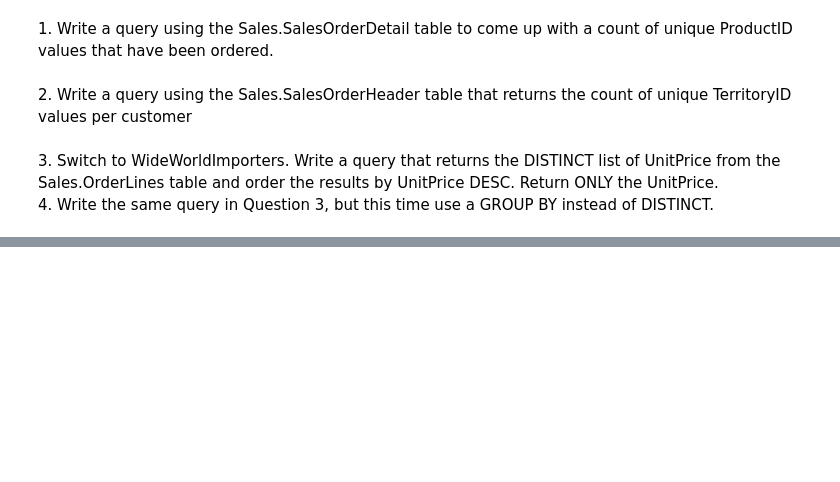
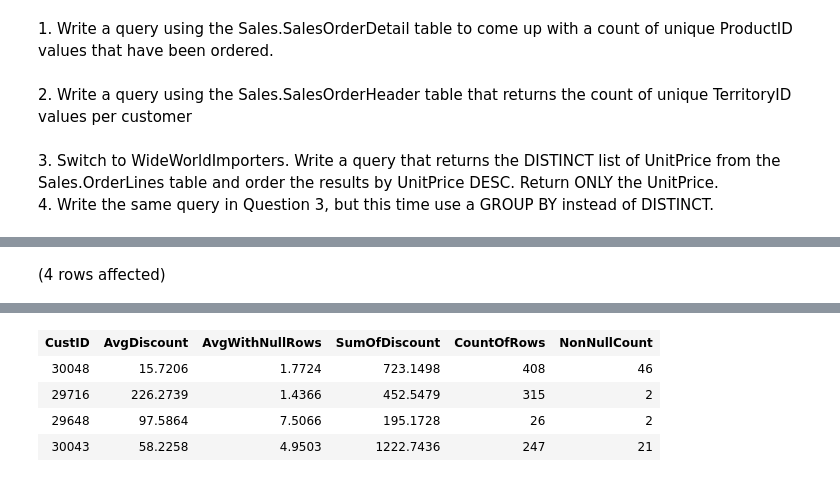
Before and after one commit to beelzekamibub/SQL_Server, a Jupyter notebook: Notebook 3.ipynb, the cells around one changed output, grey strips where cells are left out. Saved outputs shown, nothing was run; the diff lists cells and outputs as text; code cells hidden in the pictures; blank space fills up the shorter version.

```diff
--- a/Notebook 3 upto chapter .ipynb
+++ b/Notebook 3.ipynb
@@ -341,0 +430,9 @@ ORDER BY L.UnitPrice DESC
+# %%
+SELECT CustID, AVG(DiscountAmt) AS AvgDiscount,
+ AVG(ISNULL(DiscountAmt,0)) AS AvgWithNullRows,
+ SUM(DiscountAmt) AS SumOfDiscount,
+ COUNT(*) AS CountOfRows,
+ COUNT(DiscountAmt) AS NonNullCount
+FROM #AvgDemo
+GROUP BY CustID;
+# %% [output]
@@ -341,0 +440 @@ ORDER BY L.UnitPrice DESC
+(4 rows affected)
@@ -341,0 +442,5 @@ ORDER BY L.UnitPrice DESC
+| CustID | AvgDiscount | AvgWithNullRows | SumOfDiscount | CountOfRows | NonNullCount |
+| 30048 | 15.7206 | 1.7724 | 723.1498 | 408 | 46 |
+| 29716 | 226.2739 | 1.4366 | 452.5479 | 315 | 2 |
+| 29648 | 97.5864 | 7.5066 | 195.1728 | 26 | 2 |
+| 30043 | 58.2258 | 4.9503 | 1222.7436 | 247 | 21 |
```
Also changed, not shown: parts of 16 cells of this notebook, 1 other file.
